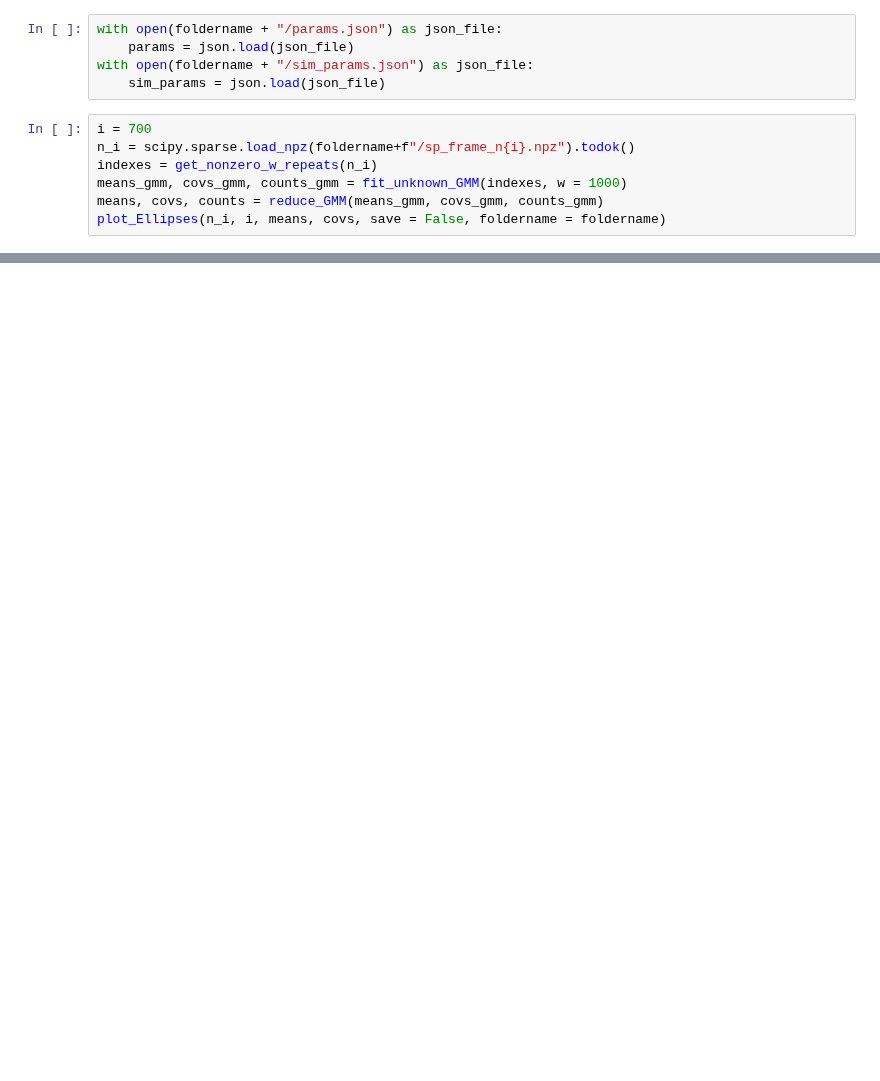
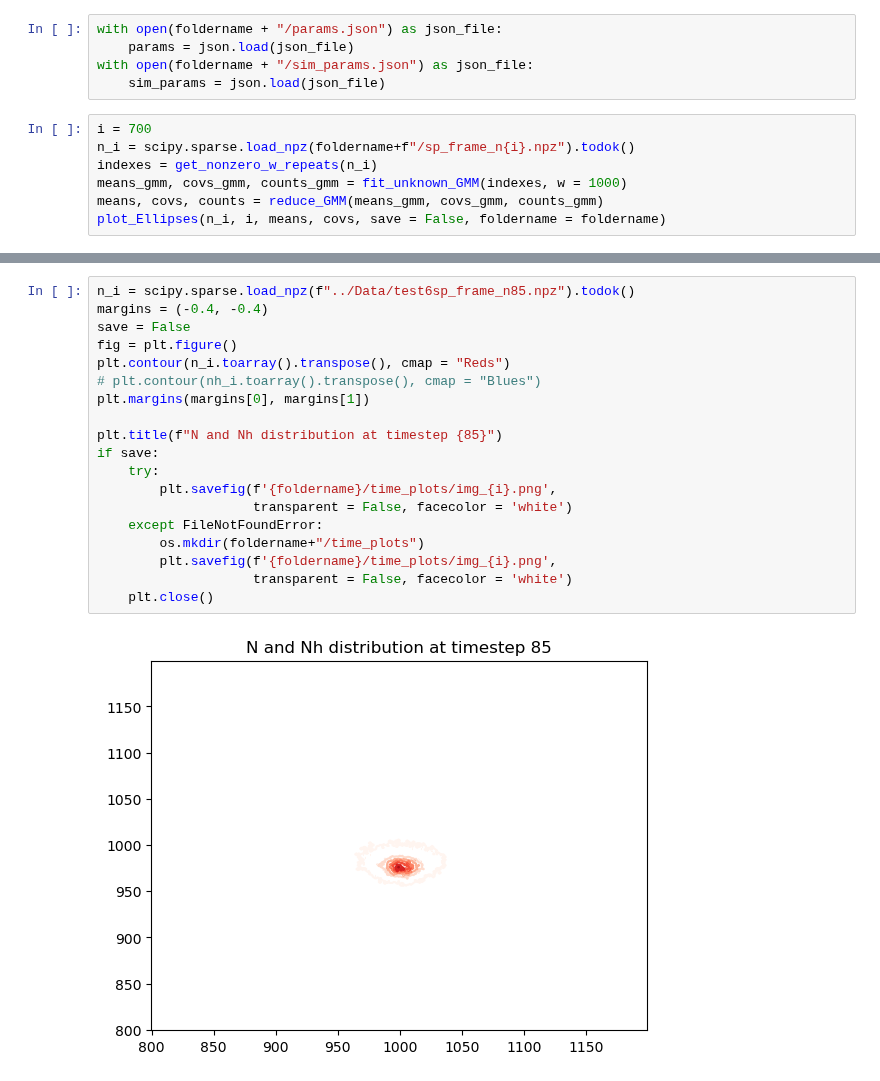
Before and after one commit to zhizhang1445/CRISPR_Sim, a Jupyter notebook: Unittest/tracking.ipynb, the cells around one changed output, grey strips where cells are left out. Cells and saved outputs as stored; diff of their text form; blank space fills up the shorter version.

```diff
--- a/Unittest/tracking.ipynb
+++ b/Unittest/tracking.ipynb
@@ -120,0 +124,21 @@ Text(0, 0.5, 'velocity')
+# %%
+n_i = scipy.sparse.load_npz(f"../Data/test6sp_frame_n85.npz").todok()
+margins = (-0.4, -0.4)
+save = False
+fig = plt.figure()
+plt.contour(n_i.toarray().transpose(), cmap = "Reds")
+# plt.contour(nh_i.toarray().transpose(), cmap = "Blues")
+plt.margins(margins[0], margins[1])
+
+plt.title(f"N and Nh distribution at timestep {85}")
+if save:
+    try:
+        plt.savefig(f'{foldername}/time_plots/img_{i}.png',
+                    transparent = False, facecolor = 'white')
+    except FileNotFoundError:
+        os.mkdir(foldername+"/time_plots")
+        plt.savefig(f'{foldername}/time_plots/img_{i}.png',
+                    transparent = False, facecolor = 'white')
+    plt.close()
+# %% [output]
+[figure, added]
```
Also changed, not shown: parts of 17 cells of this notebook, 4 other files.
